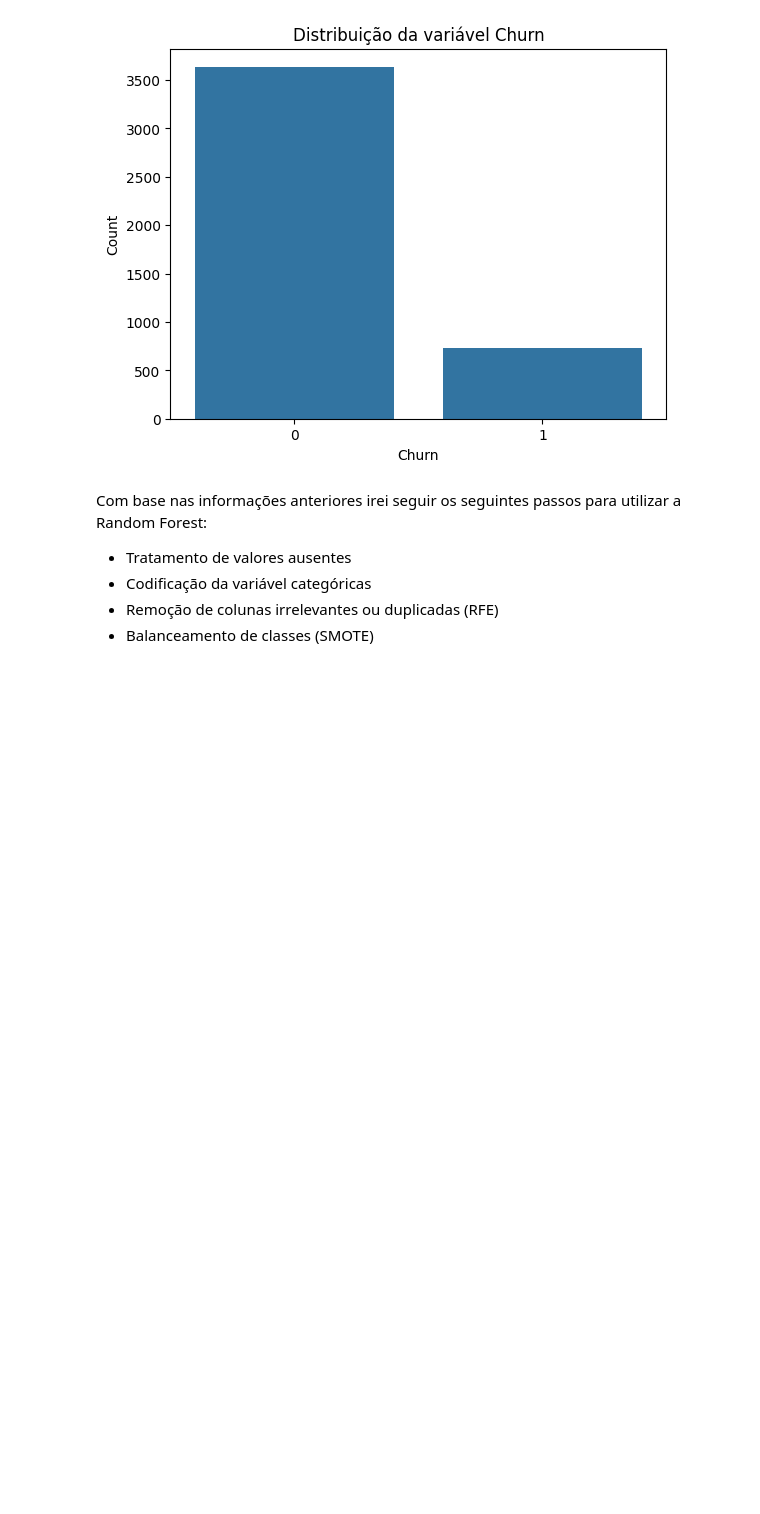
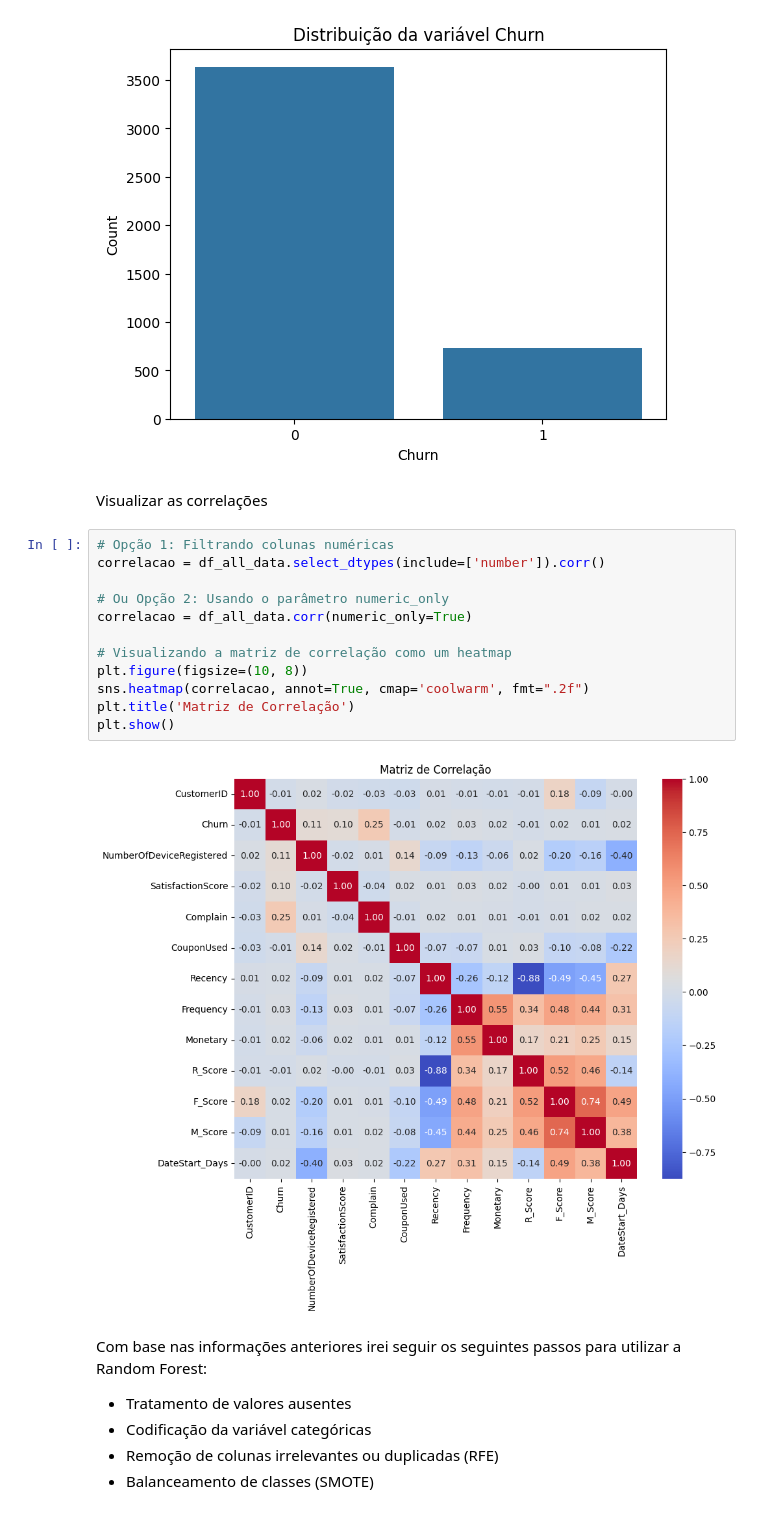
Before and after one commit to hribes/projeto_inlytics, a Jupyter notebook: Notebooks/Churn.ipynb, the cells around one changed output. Drawn from its saved outputs; the diff is of its cells as text; blank space fills up the shorter version.

```diff
--- a/Notebooks/Churn.ipynb
+++ b/Notebooks/Churn.ipynb
@@ -63,6 +78,22 @@ plt.title('Distribuição da variável Churn')
 plt.show()
 # %% [output]
 [figure]
+# %% [markdown]
+Visualizar as correlações
+# %%
+# Opção 1: Filtrando colunas numéricas
+correlacao = df_all_data.select_dtypes(include=['number']).corr()
+
+# Ou Opção 2: Usando o parâmetro numeric_only
+correlacao = df_all_data.corr(numeric_only=True)
+
+# Visualizando a matriz de correlação como um heatmap
+plt.figure(figsize=(10, 8))
+sns.heatmap(correlacao, annot=True, cmap='coolwarm', fmt=".2f")
+plt.title('Matriz de Correlação')
+plt.show()
+# %% [output]
+[figure, added]
 # %% [markdown]
 Com base nas informações anteriores irei seguir os seguintes passos para utilizar a Random Forest:
 
```
Also changed, not shown: parts of 17 cells of this notebook, 4 other files.
